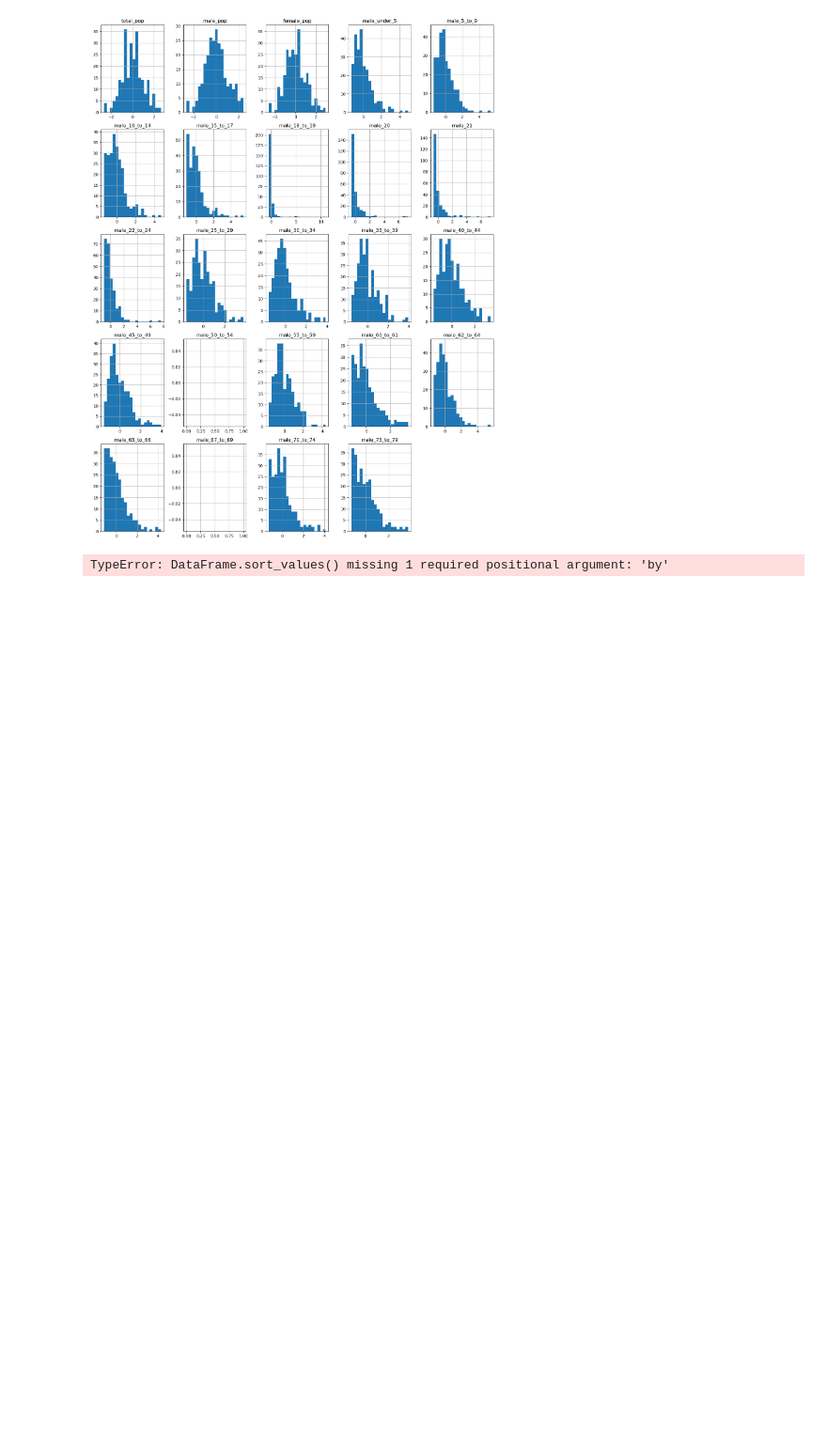
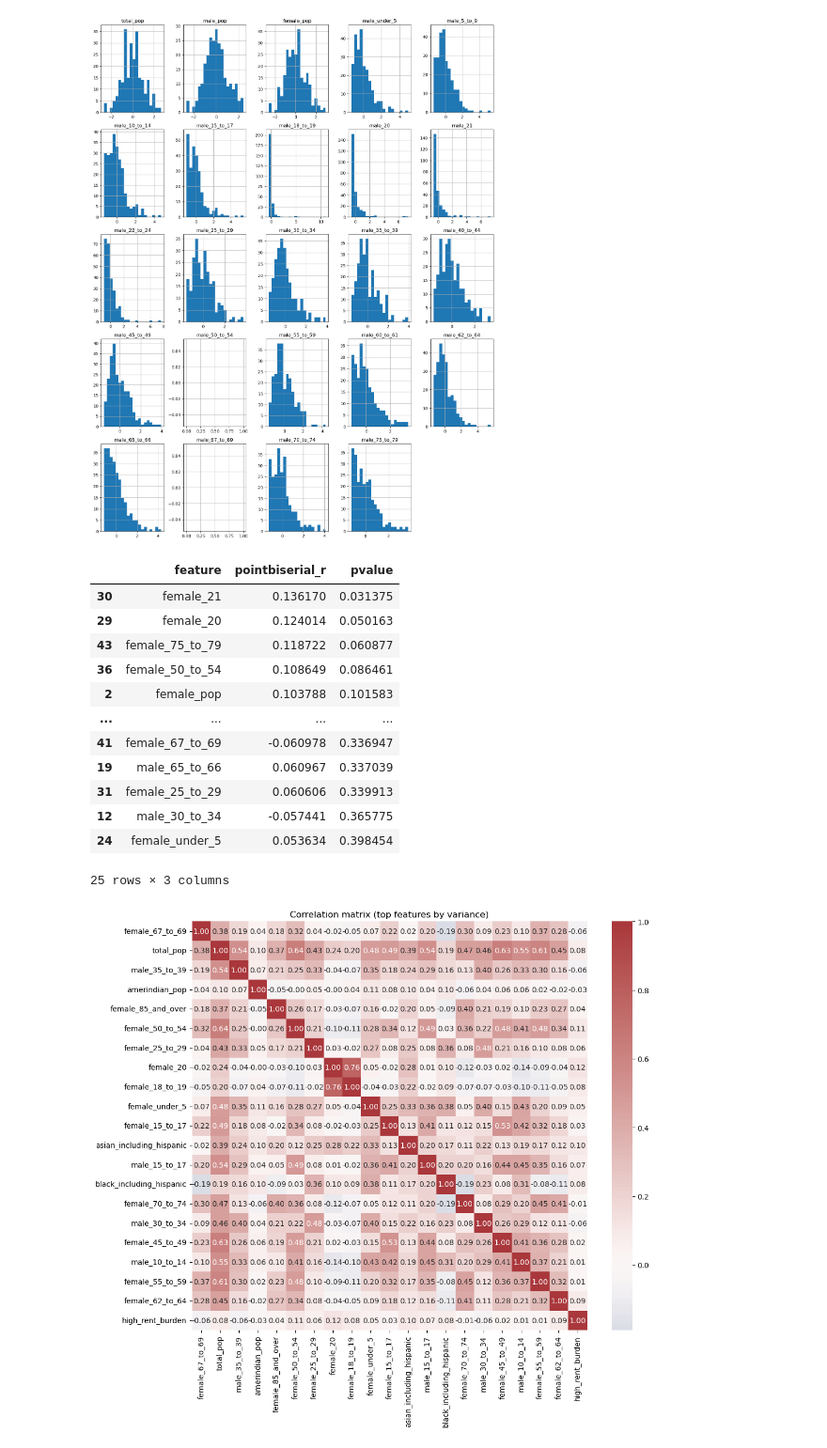
Before and after one commit to KamronAggorURI/Machine-Learning-Final, a Jupyter notebook: notebooks/DP05_EDA.ipynb, the cells around one changed output. Shown: that part at 94% size. Saved outputs shown, nothing was run; the diff lists cells and outputs as text; code cells hidden in the pictures; blank space fills up the shorter version.

```diff
--- a/notebooks/DP05_EDA.ipynb
+++ b/notebooks/DP05_EDA.ipynb
@@ -414,32 +417,49 @@ dtype: float64
 # %%
 # 3) Correlations with the binary target (point-biserial for continuous features)
 from scipy.stats import pointbiserialr
 import numpy as np
 
 numeric_cols = num.columns.drop('high_rent_burden', errors='ignore')
 corrs = []
 for c in numeric_cols:
     col = dp05_df_ri[c]
     # dropna pairs
     mask = (~col.isna()) & (~dp05_df_ri['high_rent_burden'].isna())
     if mask.sum() < 5:
         continue
     try:
         r, p = pointbiserialr(dp05_df_ri.loc[mask, 'high_rent_burden'].astype(int), col.loc[mask])
     except Exception:
         r, p = np.nan, np.nan
     corrs.append((c, r, p))
 
 corr_df = pd.DataFrame(corrs, columns=['feature','pointbiserial_r','pvalue']).dropna()
 # Sort by absolute point-biserial correlation. Use key if available, else fall back to reindexing for older pandas versions.
 try:
     corr_df = corr_df.sort_values(by='pointbiserial_r', key=lambda s: s.abs(), ascending=False)
 except TypeError:
-    # pandas < 1.1 may not support the 'key' argument on DataFrame.sort_values
-,
-,
-,
-20
-,
+    corr_df = corr_df.reindex(corr_df['pointbiserial_r'].abs().sort_values(ascending=False).index)
+display(corr_df.head(25))
+
+# Pearson correlation matrix for numeric features (top 20 by variance to keep plot readable)
+top_features_by_var = numeric_cols.to_series().apply(lambda c: dp05_df_ri[c].var()).sort_values(ascending=False).head(20).index.tolist()
+corr_matrix = dp05_df_ri[top_features_by_var + ['high_rent_burden']].corr()
+plt.figure(figsize=(12,10))
+sns.heatmap(corr_matrix, annot=True, fmt='.2f', cmap='vlag', center=0)
+plt.title('Correlation matrix (top features by variance)')
+plt.show()
 # %% [output]
+|  | feature | pointbiserial_r | pvalue |
+| 30 | female_21 | 0.136170 | 0.031375 |
+| 29 | female_20 | 0.124014 | 0.050163 |
+| 43 | female_75_to_79 | 0.118722 | 0.060877 |
+| 36 | female_50_to_54 | 0.108649 | 0.086461 |
+| 2 | female_pop | 0.103788 | 0.101583 |
+| ... | ... | ... | ... |
+| 41 | female_67_to_69 | -0.060978 | 0.336947 |
+| 19 | male_65_to_66 | 0.060967 | 0.337039 |
+| 31 | female_25_to_29 | 0.060606 | 0.339913 |
+| 12 | male_30_to_34 | -0.057441 | 0.365775 |
+| 24 | female_under_5 | 0.053634 | 0.398454 |
-TypeError: DataFrame.sort_values() missing 1 required positional argument: 'by'
+25 rows × 3 columns
+[figure, added]
```
Also changed, not shown: parts of 2 cells of this notebook, 5 other files.
